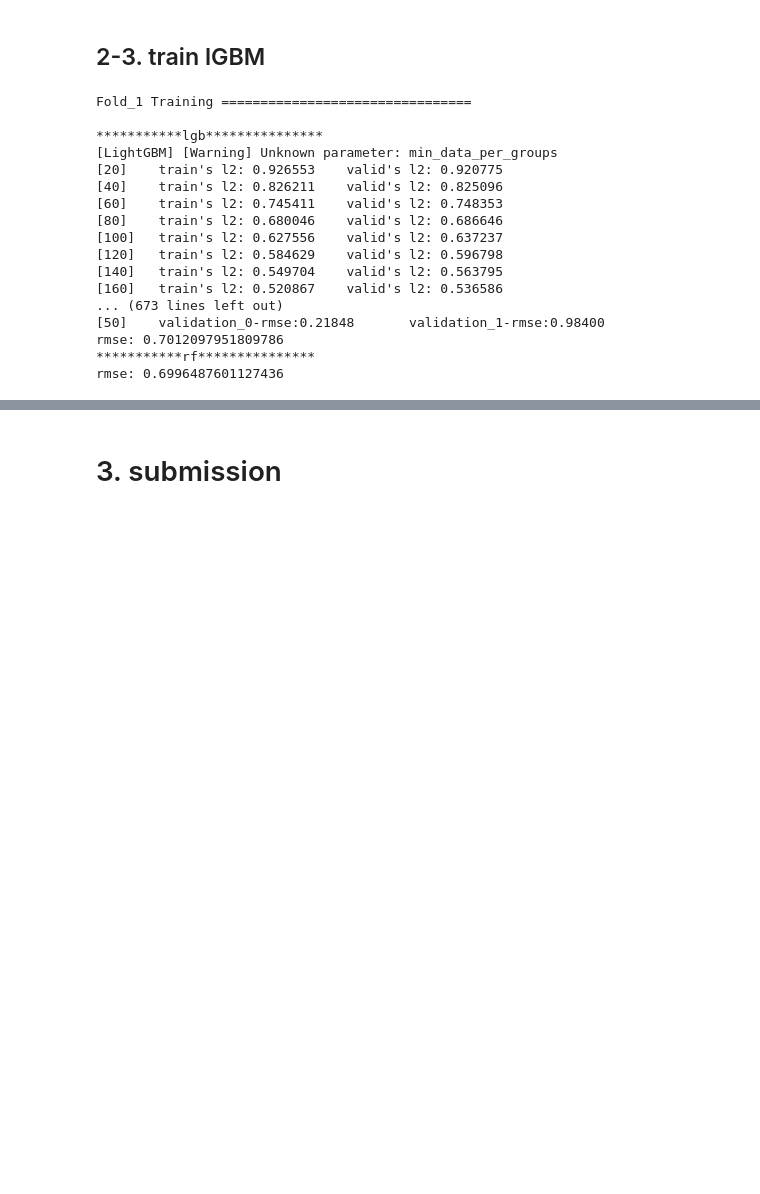
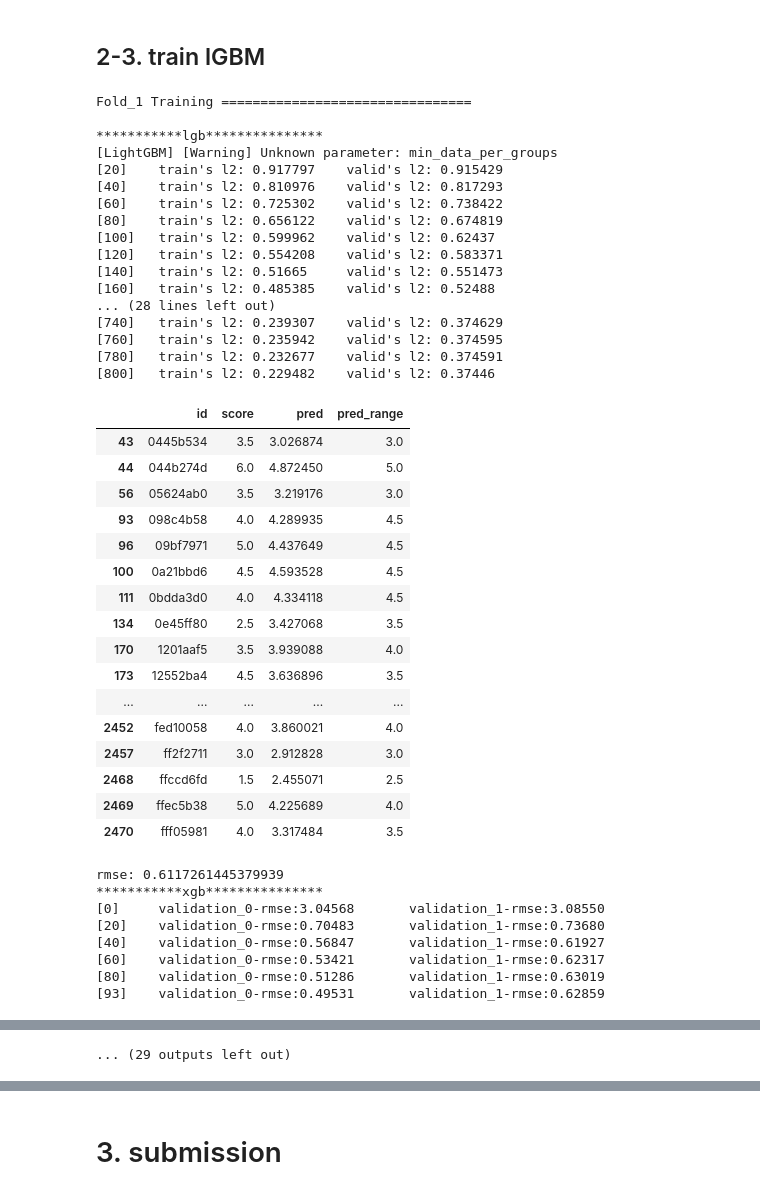
Before and after one commit to takeokikkuchi/LinkingWriting, a Jupyter notebook: 02.model/02-predcit.ipynb, the cells around one changed output, grey strips where cells are left out. Drawn from its saved outputs; the diff is of its cells as text; code cells hidden in the pictures; blank space fills up the shorter version.

```diff
--- a/02.model/02-predcit.ipynb
+++ b/02.model/02-predcit.ipynb
@@ -728,6 +673,11 @@ for fold_id, (trn_idx, val_idx) in enumerate(kfold.split(train_feats[feature_nam
             pred_val = model.predict(X_val)
             pred_test = model.predict(test_feats[feature_names])
             prediction[obj_column] += pred_test / kfold.n_splits
+            df_oof = train_feats.iloc[val_idx][[exp_key_column, obj_column]].copy()
+            df_oof['pred'] = pred_val
+            oof.append(df_oof)
+            df_oof["pred_range"] = classify_predict_vectorize(pred_val)
+            display(df_oof)
         elif key == "lgb":
             model = best_model.fit(X_train,
                       Y_train,
@@ -739,60 +689,93 @@ for fold_id, (trn_idx, val_idx) in enumerate(kfold.split(train_feats[feature_nam
             pred_val = model.predict(X_val, num_iteration=model.best_iteration_)
             pred_test = model.predict(test_feats[feature_names], num_iteration=model.best_iteration_)
             prediction[obj_column] += pred_test / kfold.n_splits
+            df_oof = train_feats.iloc[val_idx][[exp_key_column, obj_column]].copy()
+            df_oof['pred'] = pred_val
+            oof.append(df_oof)
+            df_oof["pred_range"] = classify_predict_vectorize(pred_val)
+            display(df_oof)
 
         elif key == "rf":
             model = best_model.fit(X_train,Y_train)
             pred_val = model.predict(X_val)
             pred_test = model.predict(test_feats[feature_names])
             prediction[obj_column] += pred_test / kfold.n_splits
+            df_oof = train_feats.iloc[val_idx][[exp_key_column, obj_column]].copy()
+            df_oof['pred'] = pred_val
+            oof.append(df_oof)
+            display(df_oof)
         elif key == "tpot":
             model = best_model.fit(X_train,
                       Y_train,
                       eval_names=['train', 'valid'],
                       eval_set=[(X_train, Y_train), (X_val, Y_val)],
                       verbose=20,
                       eval_metric= metric,
                       early_stopping_rounds=50)
             pred_val = model.predict(X_val, num_iteration=model.best_iteration_)
             pred_test = model.predict(test_feats[feature_names], num_iteration=model.best_iteration_)
             prediction[obj_column] += pred_test / kfold.n_splits
-
-
-        df_oof = train_feats.iloc[val_idx][[exp_key_column, obj_column]].copy()
-        df_oof['pred'] = pred_val
-        oof.append(df_oof)
-
+            df_oof = train_feats.iloc[val_idx][[exp_key_column, obj_column]].copy()
+            df_oof['pred'] = pred_val
+            oof.append(df_oof)
+            df_oof["pred_range"] = classify_predict_vectorize(pred_val)
+            display(oof)
 
         models[key]["prediction"] = prediction
         if key in ["lgb","xgb"]:
             df_importance = pd.DataFrame({
                 'column': feature_names,
                 'importance': model.feature_importances_,
             })
             df_importance_list.append(df_importance)
         else:
             df_importance = pd.DataFrame([])
         del model, pred_val, pred_test
         gc.collect()
         df_oof = pd.concat(oof)
         rmse = mean_squared_error(df_oof[obj_column], np.clip(df_oof['pred'], a_min=0.5, a_max=6.0), squared=False)
         print('rmse:', rmse)
         models[key]["score"] = rmse
 # %% [output]
 Fold_1 Training ================================
 
 ***********lgb***************
 [LightGBM] [Warning] Unknown parameter: min_data_per_groups
-[20]    train's l2: 0.926553    valid's l2: 0.920775
-[40]    train's l2: 0.826211    valid's l2: 0.825096
-[60]    train's l2: 0.745411    valid's l2: 0.748353
-[80]    train's l2: 0.680046    valid's l2: 0.686646
-[100]   train's l2: 0.627556    valid's l2: 0.637237
-[120]   train's l2: 0.584629    valid's l2: 0.596798
-[140]   train's l2: 0.549704    valid's l2: 0.563795
-[160]   train's l2: 0.520867    valid's l2: 0.536586
-... (673 lines left out)
-[50]    validation_0-rmse:0.21848       validation_1-rmse:0.98400
-rmse: 0.7012097951809786
-***********rf***************
-rmse: 0.6996487601127436
+[20]    train's l2: 0.917797    valid's l2: 0.915429
+[40]    train's l2: 0.810976    valid's l2: 0.817293
+[60]    train's l2: 0.725302    valid's l2: 0.738422
+[80]    train's l2: 0.656122    valid's l2: 0.674819
+[100]   train's l2: 0.599962    valid's l2: 0.62437
+[120]   train's l2: 0.554208    valid's l2: 0.583371
+[140]   train's l2: 0.51665     valid's l2: 0.551473
+[160]   train's l2: 0.485385    valid's l2: 0.52488
+... (28 lines left out)
+[740]   train's l2: 0.239307    valid's l2: 0.374629
+[760]   train's l2: 0.235942    valid's l2: 0.374595
+[780]   train's l2: 0.232677    valid's l2: 0.374591
+[800]   train's l2: 0.229482    valid's l2: 0.37446
+|  | id | score | pred | pred_range |
+| 43 | 0445b534 | 3.5 | 3.026874 | 3.0 |
+| 44 | 044b274d | 6.0 | 4.872450 | 5.0 |
+| 56 | 05624ab0 | 3.5 | 3.219176 | 3.0 |
+| 93 | 098c4b58 | 4.0 | 4.289935 | 4.5 |
+| 96 | 09bf7971 | 5.0 | 4.437649 | 4.5 |
+| 100 | 0a21bbd6 | 4.5 | 4.593528 | 4.5 |
+| 111 | 0bdda3d0 | 4.0 | 4.334118 | 4.5 |
+| 134 | 0e45ff80 | 2.5 | 3.427068 | 3.5 |
+| 170 | 1201aaf5 | 3.5 | 3.939088 | 4.0 |
+| 173 | 12552ba4 | 4.5 | 3.636896 | 3.5 |
+| ... | ... | ... | ... | ... |
+| 2452 | fed10058 | 4.0 | 3.860021 | 4.0 |
+| 2457 | ff2f2711 | 3.0 | 2.912828 | 3.0 |
+| 2468 | ffccd6fd | 1.5 | 2.455071 | 2.5 |
+| 2469 | ffec5b38 | 5.0 | 4.225689 | 4.0 |
+| 2470 | fff05981 | 4.0 | 3.317484 | 3.5 |
+rmse: 0.6117261445379939
+***********xgb***************
+[0]     validation_0-rmse:3.04568       validation_1-rmse:3.08550
+[20]    validation_0-rmse:0.70483       validation_1-rmse:0.73680
+[40]    validation_0-rmse:0.56847       validation_1-rmse:0.61927
+[60]    validation_0-rmse:0.53421       validation_1-rmse:0.62317
+[80]    validation_0-rmse:0.51286       validation_1-rmse:0.63019
+[93]    validation_0-rmse:0.49531       validation_1-rmse:0.62859
@@ -799,3 +916,4 @@ rmse: 0.6996487601127436
+... (29 outputs left out)
 # %%
 for key, value in models.items():
     print(key)
```
Also changed, not shown: parts of 19 cells of this notebook.
